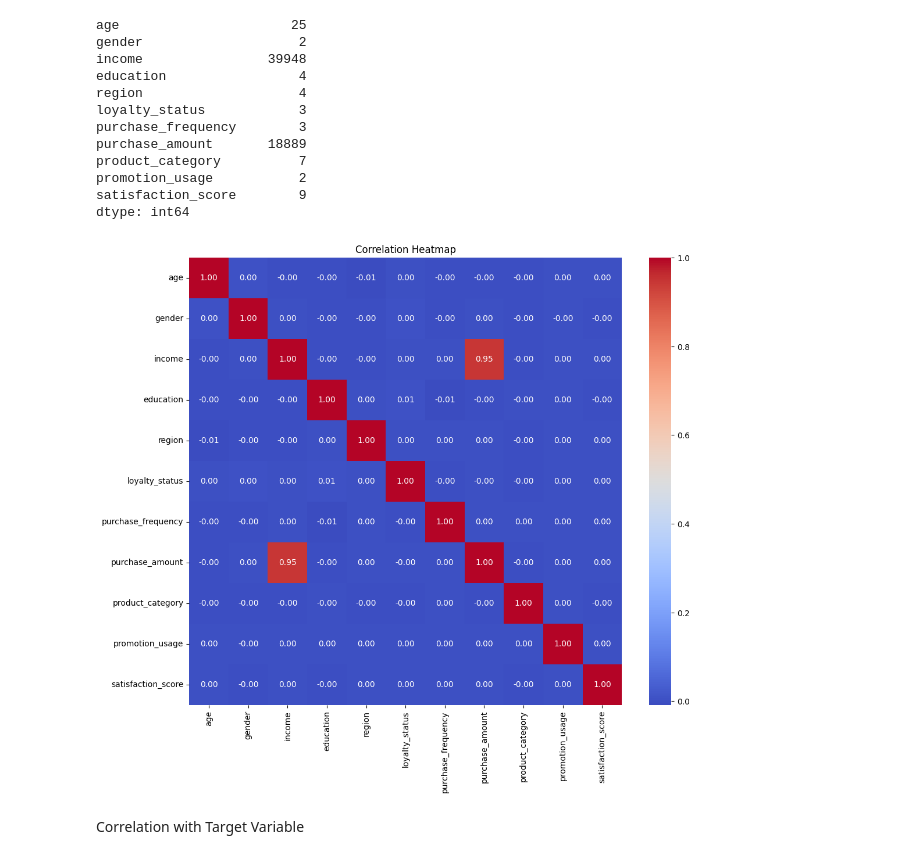
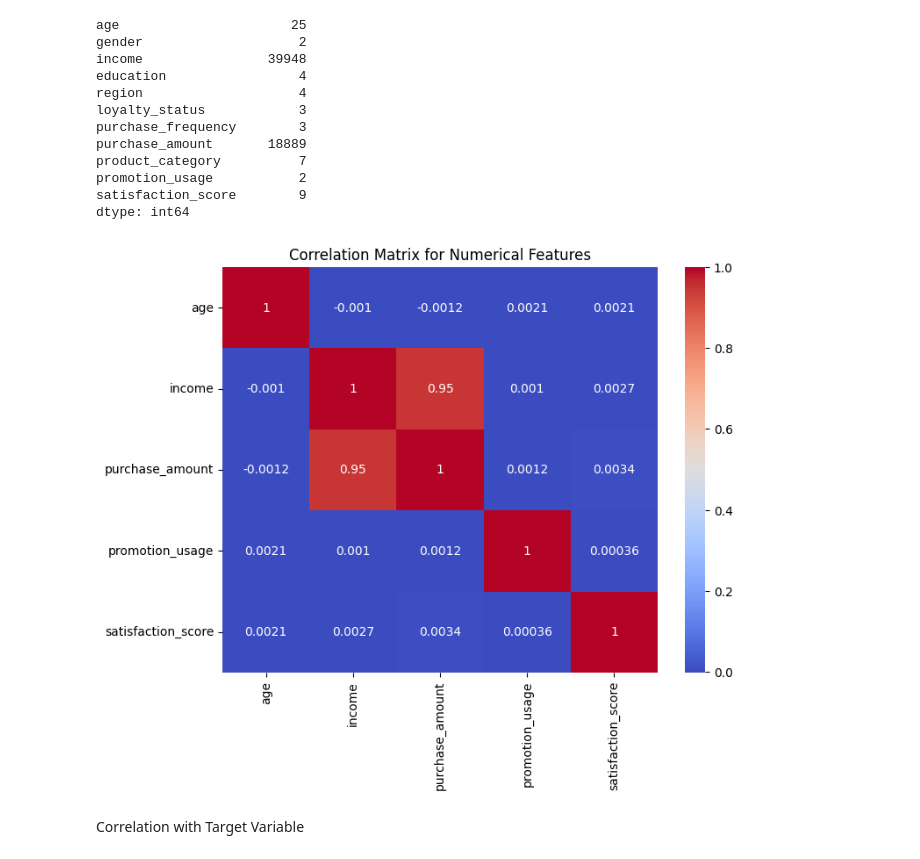
Before and after one commit to salimelkatatny1/Customer-Data-Project, a Jupyter notebook: ML_project.ipynb, the cells around one changed output. Drawn from its saved outputs; the diff is of its cells as text; code cells hidden in the pictures.

```diff
--- a/ML_project.ipynb
+++ b/ML_project.ipynb
@@ -208,14 +208,12 @@ promotion_usage           2
 satisfaction_score        9
 dtype: int64
 # %%
-#Correlation Matrix & Heatmap
-corr_matrix = df_corr.corr()
-plt.figure(figsize=(12, 10))
-sns.heatmap(corr_matrix, annot=True, fmt=".2f", cmap='coolwarm')
-plt.title("Correlation Heatmap")
+fig, ax = plt.subplots(figsize=(8, 6))
+sns.heatmap(df[num_cols].corr(), annot=True, cmap="coolwarm", ax=ax)
+plt.title("Correlation Matrix for Numerical Features")
 plt.show()
 # %% [output]
-[figure, old version]
+[figure, new version]
 # %% [markdown]
 Correlation with Target Variable
 # %%
```
Also changed, not shown: parts of 1 cell of this notebook.
